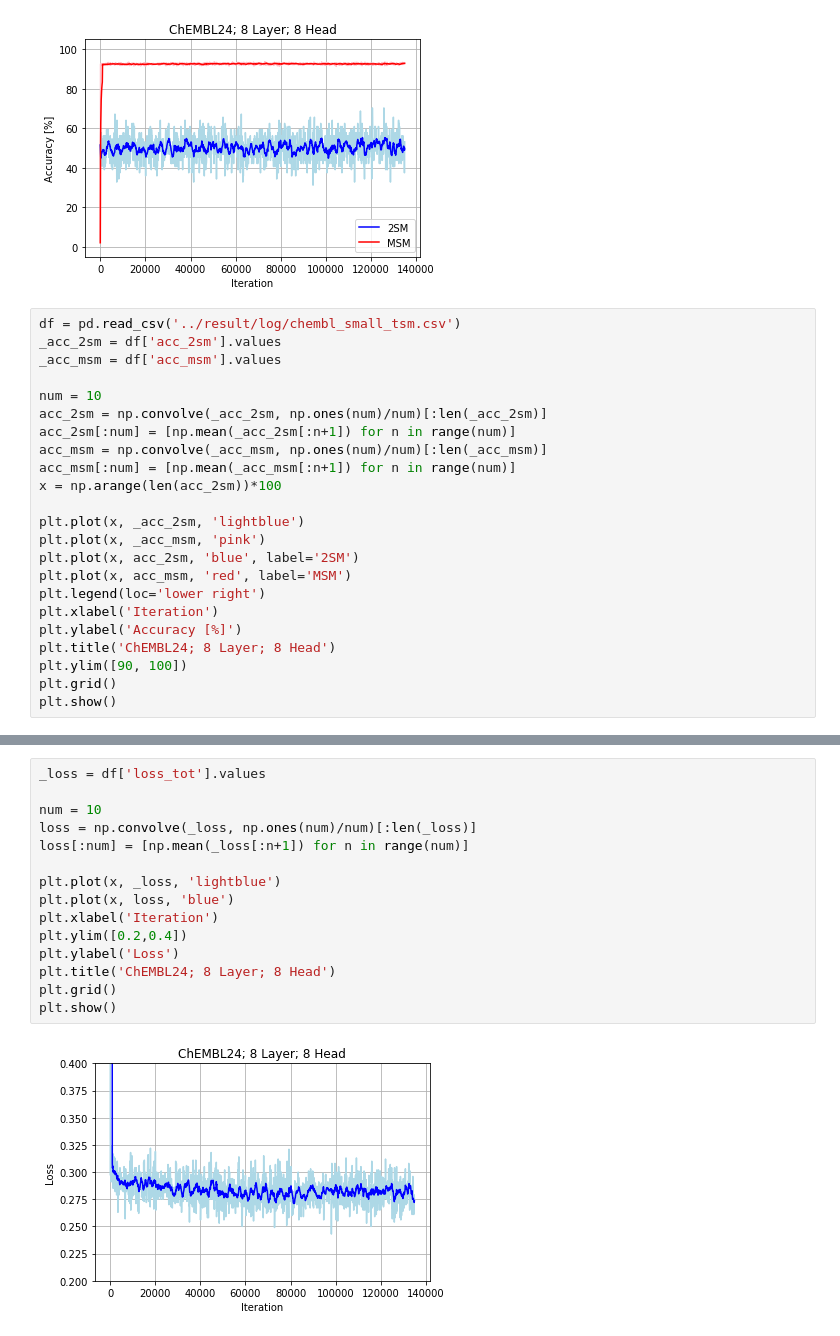
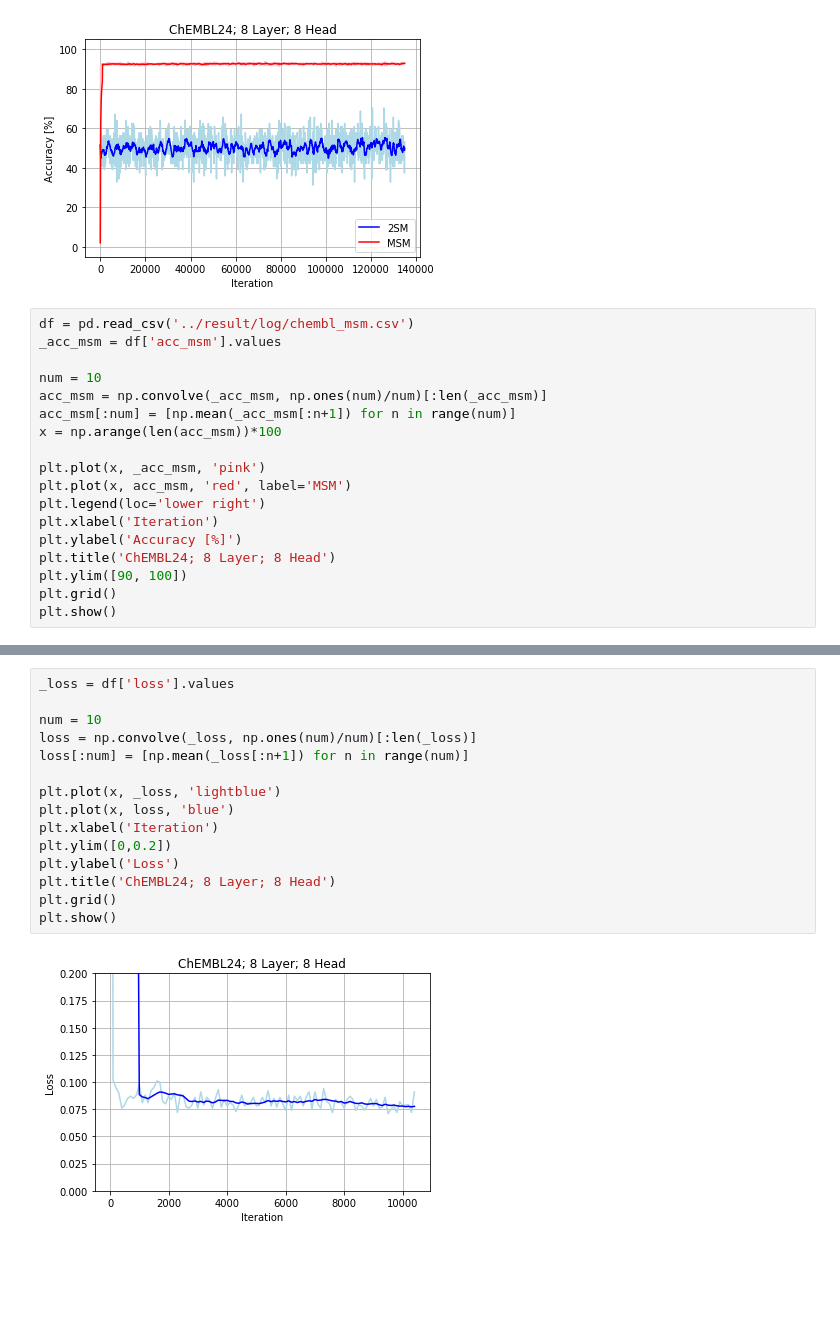
Before and after one commit to DSPsleeporg/smiles-transformer, a Jupyter notebook: smiles_transformer/Untitled.ipynb, the cells around one changed output, grey strips where cells are left out. Cells and saved outputs as stored; diff of their text form; blank space fills up the shorter version.

```diff
--- a/smiles_transformer/Untitled.ipynb
+++ b/smiles_transformer/Untitled.ipynb
@@ -102,20 +102,15 @@ plt.show()
 # %% [output]
 [figure]
 # %%
-df = pd.read_csv('../result/log/chembl_small_tsm.csv')
-_acc_2sm = df['acc_2sm'].values
+df = pd.read_csv('../result/log/chembl_msm.csv')
 _acc_msm = df['acc_msm'].values
 
 num = 10
-acc_2sm = np.convolve(_acc_2sm, np.ones(num)/num)[:len(_acc_2sm)]
-acc_2sm[:num] = [np.mean(_acc_2sm[:n+1]) for n in range(num)]
 acc_msm = np.convolve(_acc_msm, np.ones(num)/num)[:len(_acc_msm)]
 acc_msm[:num] = [np.mean(_acc_msm[:n+1]) for n in range(num)]
-x = np.arange(len(acc_2sm))*100
+x = np.arange(len(acc_msm))*100
 
-plt.plot(x, _acc_2sm, 'lightblue')
 plt.plot(x, _acc_msm, 'pink')
-plt.plot(x, acc_2sm, 'blue', label='2SM')
 plt.plot(x, acc_msm, 'red', label='MSM')
 plt.legend(loc='lower right')
 plt.xlabel('Iteration')
@@ -129,17 +124,17 @@ plt.show()
 # %%
-_loss = df['loss_tot'].values
+_loss = df['loss'].values
 
 num = 10
 loss = np.convolve(_loss, np.ones(num)/num)[:len(_loss)]
 loss[:num] = [np.mean(_loss[:n+1]) for n in range(num)]
 
 plt.plot(x, _loss, 'lightblue')
 plt.plot(x, loss, 'blue')
 plt.xlabel('Iteration')
-plt.ylim([0.2,0.4])
+plt.ylim([0,0.2])
 plt.ylabel('Loss')
 plt.title('ChEMBL24; 8 Layer; 8 Head')
 plt.grid()
 plt.show()
 # %% [output]
-[figure, old version]
+[figure, new version]
```
Also changed, not shown: parts of 1 cell of this notebook, 1 other file.
